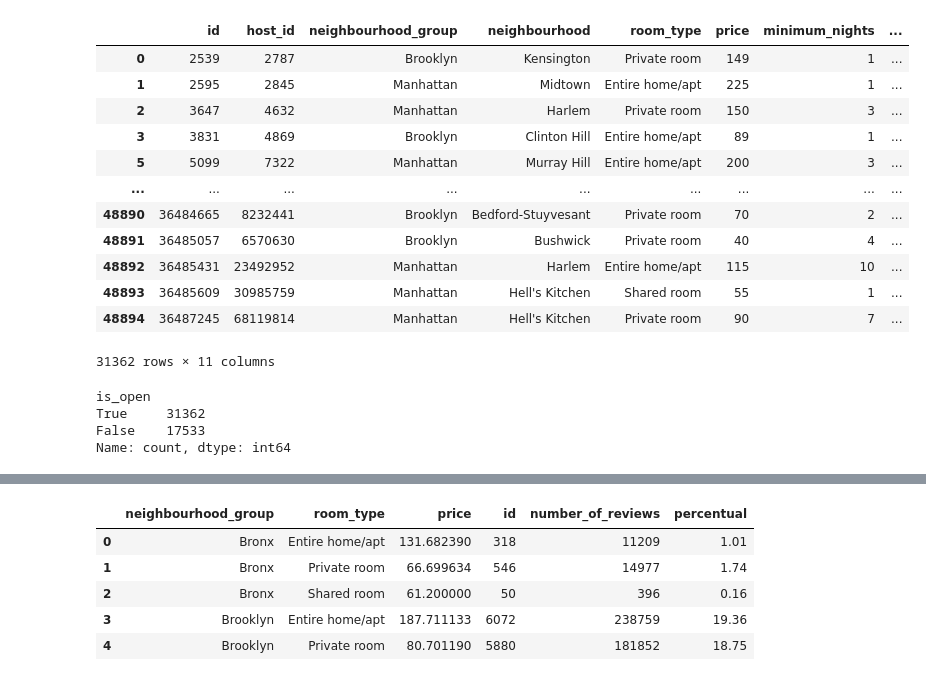
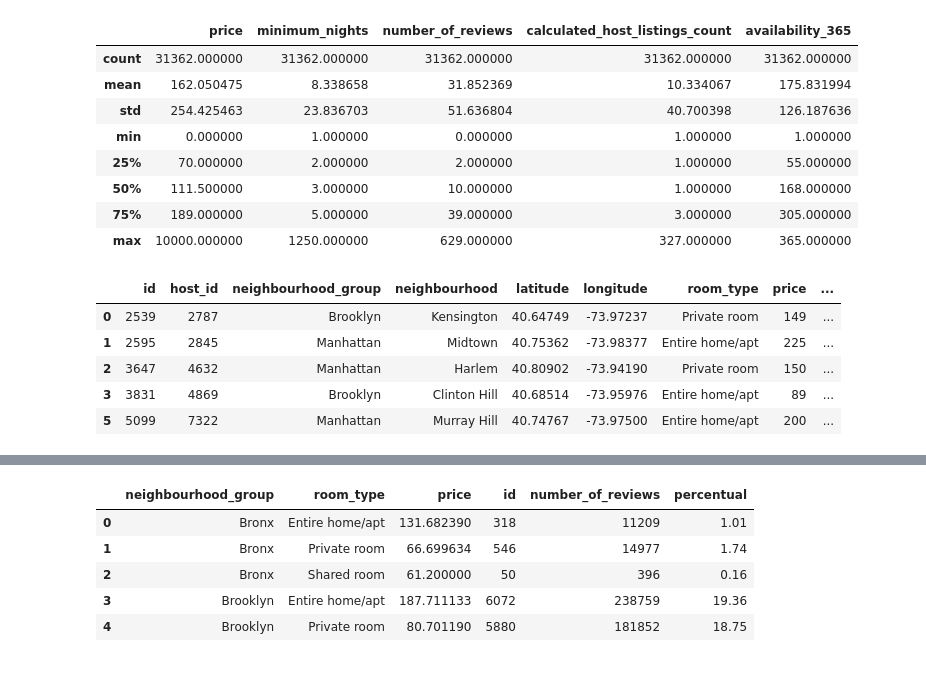
Before and after one commit to contateobrito/Airbnb, a Jupyter notebook: main.ipynb, the cells around one changed output, grey strips where cells are left out. Cells and saved outputs as stored; diff of their text form; code cells hidden in the pictures.

```diff
--- a/main.ipynb
+++ b/main.ipynb
@@ -7,4 +7,9 @@ import numpy as np
 import seaborn as sns
 # %%
 #importando dataset já com as colunas selecionadas
-df = pd.read_csv(r"AB_NYC_2019.csv", usecols=[0,2,4,5,8,9,10,11,14,15],)
+df = pd.read_csv(r"AB_NYC_2019.csv", usecols=[0,2,4,5,6,7,8,9,10,11,14,15])
+# %%
+#Alteração do tipo das variavéis de id
+df.id = df.id.astype(str)
+df.host_id = df.host_id.astype(str)
+df.dtypes
@@ -11,27 +31,26 @@ df = pd.read_csv(r"AB_NYC_2019.csv", usecols=[0,2,4,5,8,9,10,11,14,15],)
+# %%
+#estatística principais das variavéis númerica
+df.iloc[:,6:].describe()
+# %% [output]
+|  | price | minimum_nights | number_of_reviews | calculated_host_listings_count | availability_365 |
+| count | 31362.000000 | 31362.000000 | 31362.000000 | 31362.000000 | 31362.000000 |
+| mean | 162.050475 | 8.338658 | 31.852369 | 10.334067 | 175.831994 |
+| std | 254.425463 | 23.836703 | 51.636804 | 40.700398 | 126.187636 |
+| min | 0.000000 | 1.000000 | 0.000000 | 1.000000 | 1.000000 |
+| 25% | 70.000000 | 2.000000 | 2.000000 | 1.000000 | 55.000000 |
+| 50% | 111.500000 | 3.000000 | 10.000000 | 1.000000 | 168.000000 |
+| 75% | 189.000000 | 5.000000 | 39.000000 | 3.000000 | 305.000000 |
+| max | 10000.000000 | 1250.000000 | 629.000000 | 327.000000 | 365.000000 |
 # %%
 #dataset com exclusão das hospedagem sem disponibilidade
 df["is_open"] =  list(map(lambda x : x!=0, df["availability_365"]))
 df_base = df.copy()
 df = df.loc[df["is_open"] == True]
-display(df)
+display(df.head())
 # %% [output]
-|  | id | host_id | neighbourhood_group | neighbourhood | room_type | price | minimum_nights | ... |
-| 0 | 2539 | 2787 | Brooklyn | Kensington | Private room | 149 | 1 | ... |
-| 1 | 2595 | 2845 | Manhattan | Midtown | Entire home/apt | 225 | 1 | ... |
-| 2 | 3647 | 4632 | Manhattan | Harlem | Private room | 150 | 3 | ... |
-| 3 | 3831 | 4869 | Brooklyn | Clinton Hill | Entire home/apt | 89 | 1 | ... |
-| 5 | 5099 | 7322 | Manhattan | Murray Hill | Entire home/apt | 200 | 3 | ... |
-| ... | ... | ... | ... | ... | ... | ... | ... | ... |
-| 48890 | 36484665 | 8232441 | Brooklyn | Bedford-Stuyvesant | Private room | 70 | 2 | ... |
-| 48891 | 36485057 | 6570630 | Brooklyn | Bushwick | Private room | 40 | 4 | ... |
-| 48892 | 36485431 | 23492952 | Manhattan | Harlem | Entire home/apt | 115 | 10 | ... |
-| 48893 | 36485609 | 30985759 | Manhattan | Hell's Kitchen | Shared room | 55 | 1 | ... |
-| 48894 | 36487245 | 68119814 | Manhattan | Hell's Kitchen | Private room | 90 | 7 | ... |
+|  | id | host_id | neighbourhood_group | neighbourhood | latitude | longitude | room_type | price | ... |
+| 0 | 2539 | 2787 | Brooklyn | Kensington | 40.64749 | -73.97237 | Private room | 149 | ... |
+| 1 | 2595 | 2845 | Manhattan | Midtown | 40.75362 | -73.98377 | Entire home/apt | 225 | ... |
+| 2 | 3647 | 4632 | Manhattan | Harlem | 40.80902 | -73.94190 | Private room | 150 | ... |
+| 3 | 3831 | 4869 | Brooklyn | Clinton Hill | 40.68514 | -73.95976 | Entire home/apt | 89 | ... |
+| 5 | 5099 | 7322 | Manhattan | Murray Hill | 40.74767 | -73.97500 | Entire home/apt | 200 | ... |
-31362 rows × 11 columns
-# %%
-df_base["is_open"].value_counts()
-# %% [output]
-is_open
-True     31362
-False    17533
-Name: count, dtype: int64
```
Also changed, not shown: parts of 13 cells of this notebook, 1 other file.
